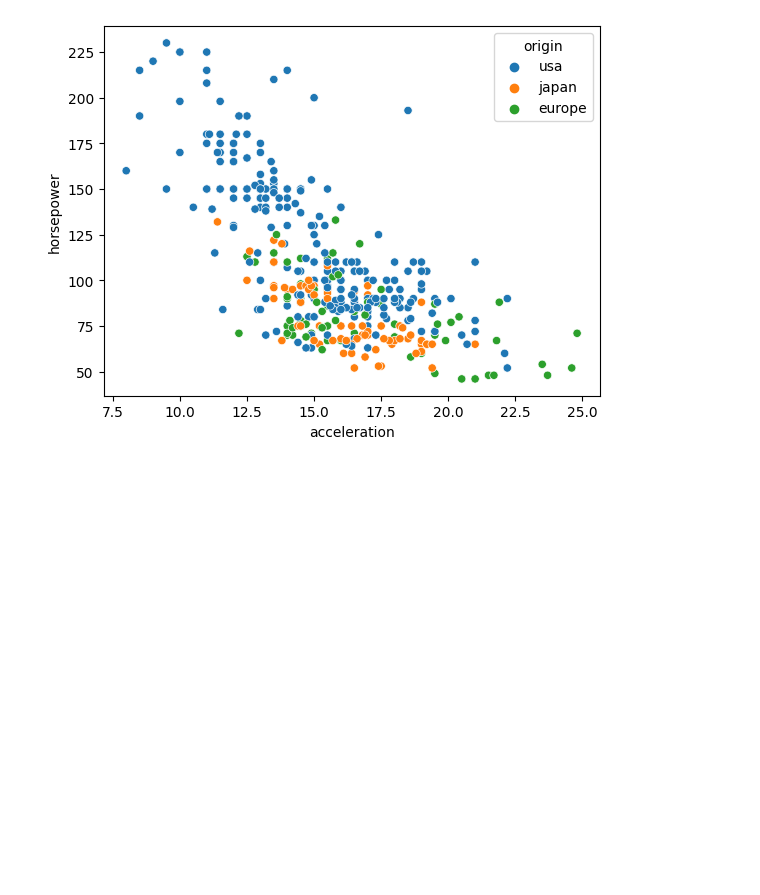
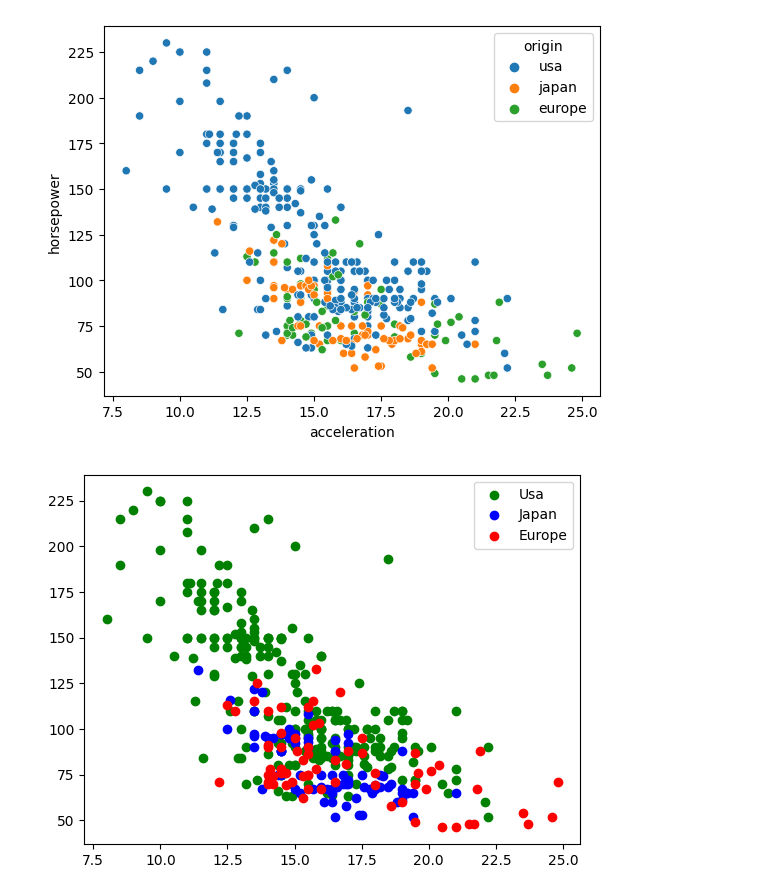
Before and after one commit to guioliveiras/ada_suzano_892, a Jupyter notebook: modulo_04/atividades/atividade-02.ipynb, the cells around one changed output. Drawn from its saved outputs; the diff is of its cells as text; code cells hidden in the pictures; blank space fills up the shorter version.

```diff
--- a/modulo_04/atividades/atividade-02.ipynb
+++ b/modulo_04/atividades/atividade-02.ipynb
@@ -137,3 +143,27 @@ plt.show()
 sns.scatterplot(x=df['acceleration'], y=df['horsepower'], hue=df['origin']);
 # %% [output]
 [figure]
+# %%
+plt.scatter(data=df[df['origin']=='usa'],
+            x='acceleration',
+            y='horsepower',
+            c='green',
+            label='Usa')
+
+plt.scatter(data=df[df['origin']=='japan'],
+            x='acceleration',
+            y='horsepower',
+            c='blue',
+            label='Japan')
+
+plt.scatter(data=df[df['origin']=='europe'],
+            x='acceleration',
+            y='horsepower',
+            c='red',
+            label='Europe')
+
+
+plt.legend()
+plt.show()
+# %% [output]
+[figure, added]
```
Also changed, not shown: parts of 6 cells of this notebook.
